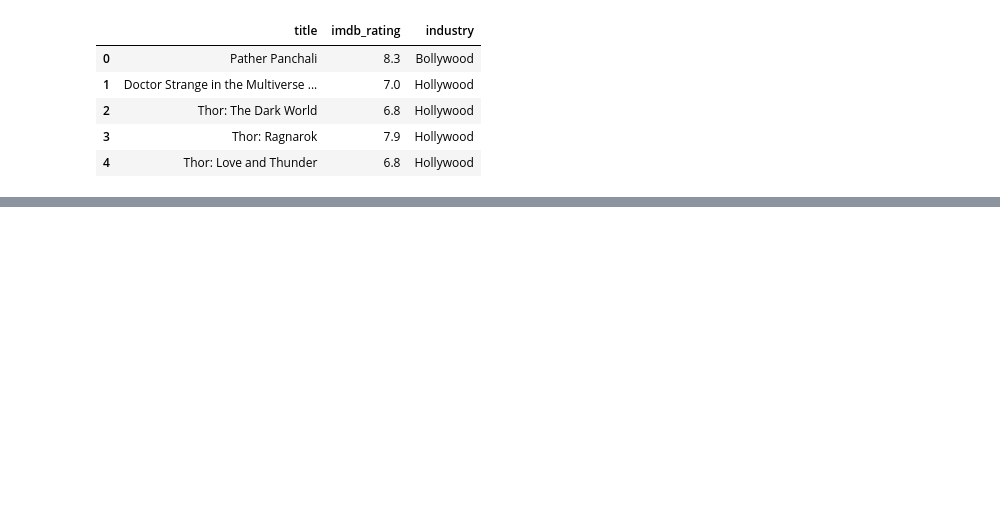
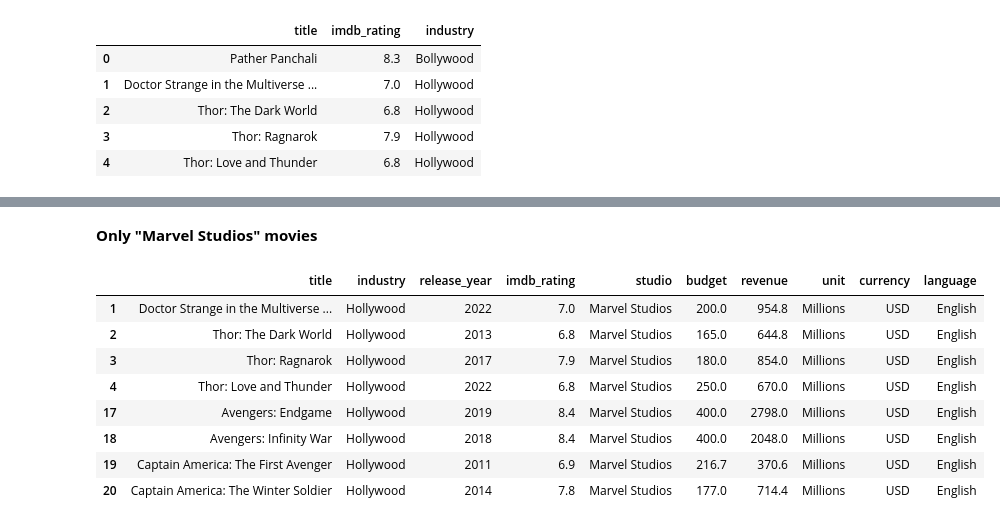
Before and after one commit to rehan1124/Codebasics-Math-And-Statistics-For-AI-Data-Science, a Jupyter notebook: Dataframe_Basics.ipynb, the cells around one changed output, grey strips where cells are left out. Saved outputs shown, nothing was run; the diff lists cells and outputs as text; code cells hidden in the pictures; blank space fills up the shorter version.

```diff
--- a/Dataframe_Basics.ipynb
+++ b/Dataframe_Basics.ipynb
@@ -67,0 +82,14 @@ df_subset1.head(5)
+# %% [markdown]
+**Only "Marvel Studios" movies**
+# %%
+df[df.studio == "Marvel Studios"]
+# %% [output]
+|  | title | industry | release_year | imdb_rating | studio | budget | revenue | unit | currency | language |
+| 1 | Doctor Strange in the Multiverse ... | Hollywood | 2022 | 7.0 | Marvel Studios | 200.0 | 954.8 | Millions | USD | English |
+| 2 | Thor: The Dark World | Hollywood | 2013 | 6.8 | Marvel Studios | 165.0 | 644.8 | Millions | USD | English |
+| 3 | Thor: Ragnarok | Hollywood | 2017 | 7.9 | Marvel Studios | 180.0 | 854.0 | Millions | USD | English |
+| 4 | Thor: Love and Thunder | Hollywood | 2022 | 6.8 | Marvel Studios | 250.0 | 670.0 | Millions | USD | English |
+| 17 | Avengers: Endgame | Hollywood | 2019 | 8.4 | Marvel Studios | 400.0 | 2798.0 | Millions | USD | English |
+| 18 | Avengers: Infinity War | Hollywood | 2018 | 8.4 | Marvel Studios | 400.0 | 2048.0 | Millions | USD | English |
+| 19 | Captain America: The First Avenger | Hollywood | 2011 | 6.9 | Marvel Studios | 216.7 | 370.6 | Millions | USD | English |
+| 20 | Captain America: The Winter Soldier | Hollywood | 2014 | 7.8 | Marvel Studios | 177.0 | 714.4 | Millions | USD | English |
```
Also changed, not shown: parts of 6 cells of this notebook.
